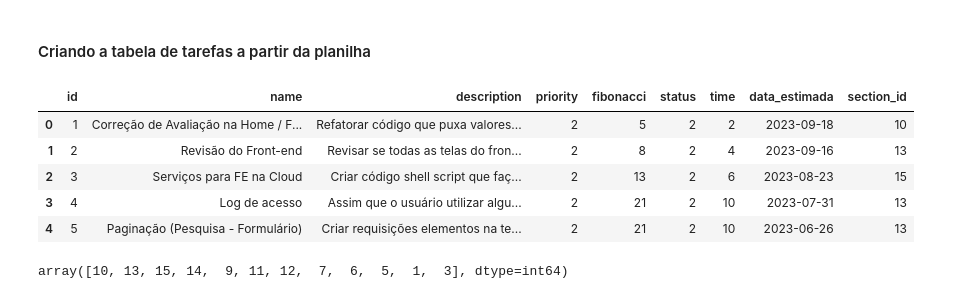
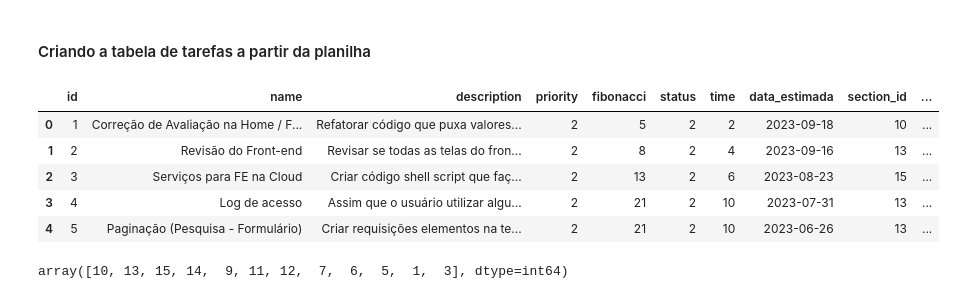
Before and after one commit to sptech-eventify/database-files, a Jupyter notebook: notebooks/migration.ipynb, the cells around one changed output. Drawn from its saved outputs; the diff is of its cells as text; code cells hidden in the pictures.

```diff
--- a/notebooks/migration.ipynb
+++ b/notebooks/migration.ipynb
@@ -55,0 +71,3 @@ df_planilha.head()
+# %%
+df_planilha["Descrição"] = df_planilha["Descrição"].str.slice(0, 256)
+df_planilha.head()
@@ -212,0 +236,4 @@ df_planilha.head()
+# %%
+# Transforme a coluna "data_estimada" em datetime
+df_planilha["data_estimada"] = pd.to_datetime(df_planilha["data_estimada"], format="%Y-%m-%d")
+df_planilha.head()
@@ -212,0 +247,7 @@ df_planilha.head()
+# %%
+# Se a Concluído em for nula, Cocluído em é igual a data estimada - valor randomico entre 3 e 10 dias
+
+df_planilha["Concluído em"] = pd.to_datetime(df_planilha["Concluído em"], format="%d/%m/%Y")
+df_planilha["Concluído em"] = df_planilha["Concluído em"].fillna(df_planilha["data_estimada"] - pd.to_timedelta(random.randint(3, 10), unit='d'))
+df_planilha["Concluído em"] = df_planilha["Concluído em"].dt.strftime("%Y-%m-%d")
+df_planilha.head()
@@ -269,0 +319,4 @@ df_usuario_tarefa.shape[0]
+# %%
+df_planilha["Rótulos"] = df_planilha["Rótulos"].apply(lambda x: 5 if x == 0 else x)
+df_planilha["Rótulos"] = df_planilha["Rótulos"].fillna(5)
+df_planilha.head()
@@ -385,19 +445,19 @@ df_planilha.head()
 # %% [markdown]
 #### Criando a tabela de tarefas a partir da planilha
 # %%
-df_tarefas = pd.DataFrame(columns=['id', 'name', 'description', 'priority', 'fibonacci', 'status', 'time', 'data_estimada', 'section_id'])
+df_tarefas = pd.DataFrame(columns=['id', 'name', 'description', 'priority', 'fibonacci', 'status', 'time', 'data_estimada', 'section_id', 'date_creation'])
 
 for index, row in df_planilha.iterrows():
-    df_tarefas = pd.concat([df_tarefas, pd.DataFrame({"id": row["id"], "name": row["Nome da tarefa"], "description": row["Descrição"], "priority": row["status"], "fibonacci": row["Rótulos"], "status": row["status"], "time": row["time"], "data_estimada": row["data_estimada"], "section_id": row["section_id"]}, index=[0])], ignore_index=True)
+    df_tarefas = pd.concat([df_tarefas, pd.DataFrame({"id": row["id"], "name": row["Nome da tarefa"], "description": row["Descrição"], "priority": row["status"], "fibonacci": row["Rótulos"], "status": row["status"], "time": row["time"], "data_estimada": row["data_estimada"], "section_id": row["section_id"], "date_creation": row["Criado em"]}, index=[0])], ignore_index=True)
 
 df_tarefas.head()
 # %% [output]
-|  | id | name | description | priority | fibonacci | status | time | data_estimada | section_id |
-| 0 | 1 | Correção de Avaliação na Home / F... | Refatorar código que puxa valores... | 2 | 5 | 2 | 2 | 2023-09-18 | 10 |
-| 1 | 2 | Revisão do Front-end | Revisar se todas as telas do fron... | 2 | 8 | 2 | 4 | 2023-09-16 | 13 |
-| 2 | 3 | Serviços para FE na Cloud | Criar código shell script que faç... | 2 | 13 | 2 | 6 | 2023-08-23 | 15 |
-| 3 | 4 | Log de acesso | Assim que o usuário utilizar algu... | 2 | 21 | 2 | 10 | 2023-07-31 | 13 |
-| 4 | 5 | Paginação (Pesquisa - Formulário) | Criar requisições elementos na te... | 2 | 21 | 2 | 10 | 2023-06-26 | 13 |
+|  | id | name | description | priority | fibonacci | status | time | data_estimada | section_id | ... |
+| 0 | 1 | Correção de Avaliação na Home / F... | Refatorar código que puxa valores... | 2 | 5 | 2 | 2 | 2023-09-18 | 10 | ... |
+| 1 | 2 | Revisão do Front-end | Revisar se todas as telas do fron... | 2 | 8 | 2 | 4 | 2023-09-16 | 13 | ... |
+| 2 | 3 | Serviços para FE na Cloud | Criar código shell script que faç... | 2 | 13 | 2 | 6 | 2023-08-23 | 15 | ... |
+| 3 | 4 | Log de acesso | Assim que o usuário utilizar algu... | 2 | 21 | 2 | 10 | 2023-07-31 | 13 | ... |
+| 4 | 5 | Paginação (Pesquisa - Formulário) | Criar requisições elementos na te... | 2 | 21 | 2 | 10 | 2023-06-26 | 13 | ... |
 # %%
 df_planilha.section_id.unique()
 # %% [output]
```
Also changed, not shown: parts of 22 cells of this notebook, 5 other files.
